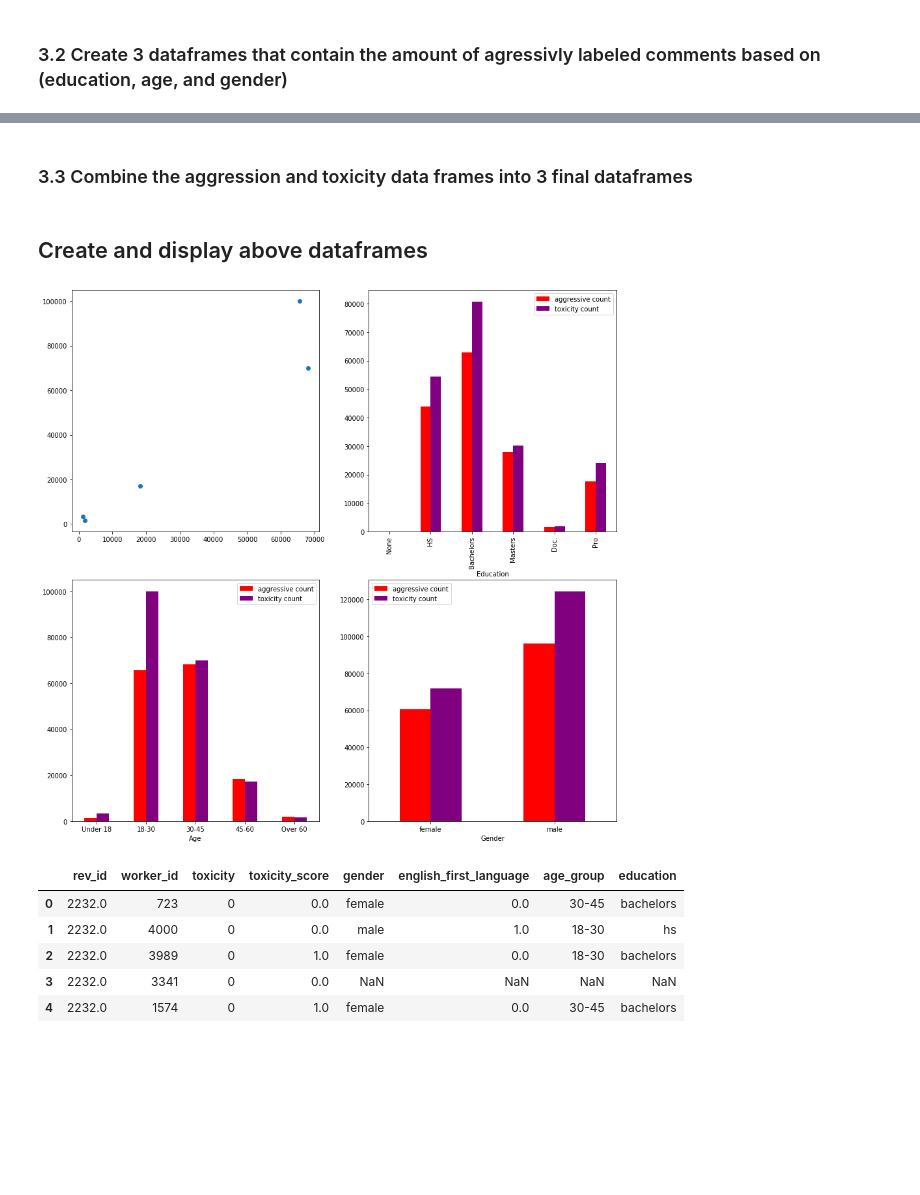
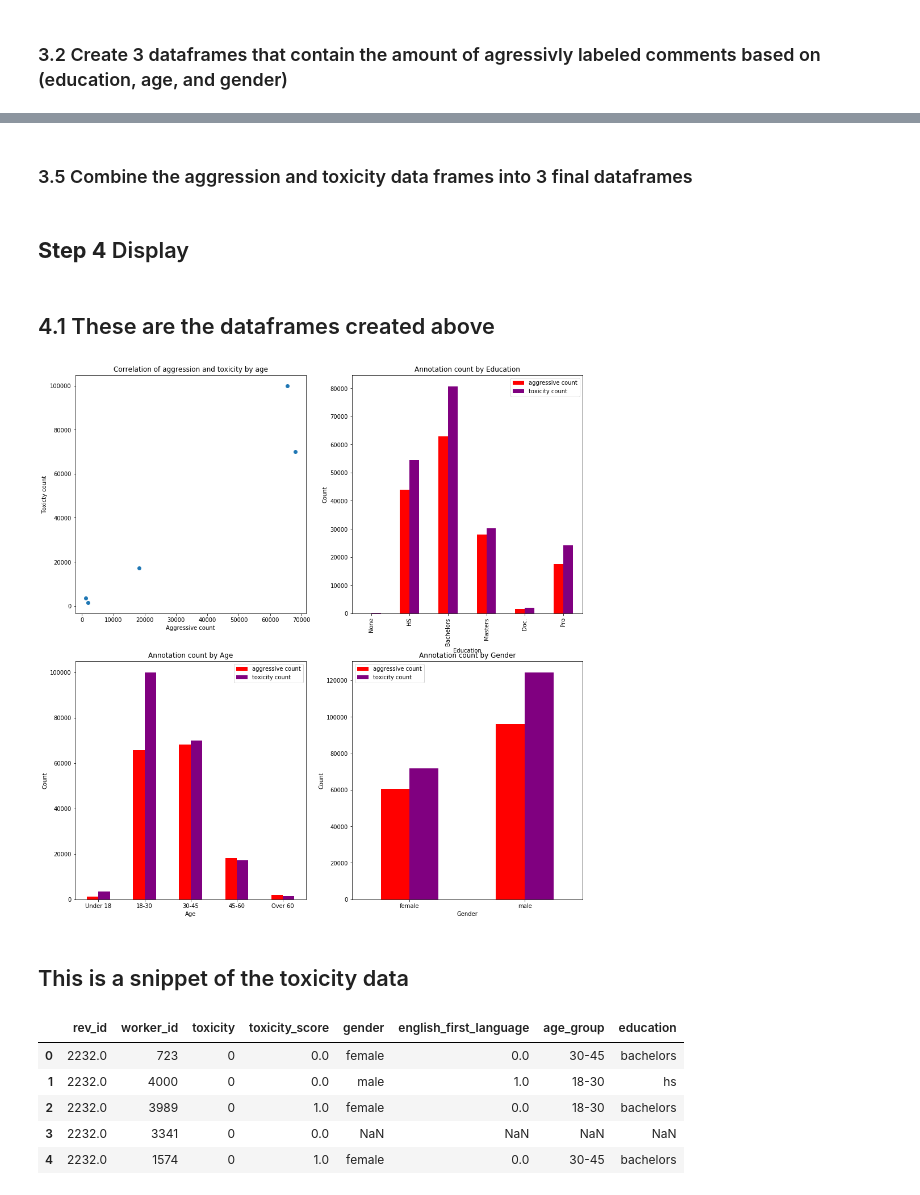
Before and after one commit to MatthewCodes/data-512, a Jupyter notebook: data-512-a2/hcds-a2-data-bias.ipynb, the cells around one changed output, grey strips where cells are left out. Saved outputs shown, nothing was run; the diff lists cells and outputs as text; code cells hidden in the pictures; blank space fills up the shorter version.

```diff
--- a/data-512-a2/hcds-a2-data-bias.ipynb
+++ b/data-512-a2/hcds-a2-data-bias.ipynb
@@ -111,7 +117,7 @@ ta =pd.DataFrame({"toxicity count": [sum(list(_17['toxicity'])), sum(list(_30['t
 tg =pd.DataFrame({"toxicity count": [sum(list(f['toxicity'])), sum(list(m['toxicity']))],
                   "Gender":gender })
 # %% [markdown]
-### 3.3 Combine the aggression and toxicity data frames into 3 final dataframes
+### 3.5 Combine the aggression and toxicity data frames into 3 final dataframes
 # %%
 education = ae.join(te.set_index('Education'), on='Education')
 education = education.set_index('Education')
@@ -121,18 +127,41 @@ age = age.set_index('Age')
 
 gender = ag.join(tg.set_index('Gender'), on='Gender')
 gender = gender.set_index('Gender')
-# %% [markdown]
-## Create and display above dataframes
+# %% [markdown]
+## **Step 4** Display
+# %% [markdown]
+## 4.1 These are the dataframes created above <a id='cell'></a>
 # %%
-fig, axes = plt.subplots(nrows=2, ncols=2,figsize=(15,15))
+fig, axes = plt.subplots(nrows=2, ncols=2,figsize=(16,17))
+# Formating for the subplot
+axes[0,0].set_title("Correlation of aggression and toxicity by age")
+axes[0,0].set_xlabel("Aggressive count")
+axes[0,0].set_ylabel("Toxicty count")
 axes[0,0].scatter(x=age['aggressive count'], y=age['toxicity count'])
+
+# Formating for the subplot
+axes[0,1].set_title("Annotation count by Education")
+axes[0,1].set_xlabel("Education")
+axes[0,1].set_ylabel("Count")
 education.plot(kind='bar',color=['red', '#800080'], ax=axes[0,1])
+
+# Formating for the subplot
+axes[1,0].set_title("Annotation count by Age")
+axes[1,0].set_xlabel("Age")
+axes[1,0].set_ylabel("Count")
 age.plot(kind='bar',rot=0, color=['red', '#800080'], ax=axes[1,0])
+
+# Formating for the subplot
+axes[1,1].set_title("Annotation count by Gender")
+axes[1,1].set_xlabel("Gender")
+axes[1,1].set_ylabel("Count")
 gender.plot(kind='bar',rot=0, color=['red', '#800080'], ax=axes[1,1])
 
 plt.savefig("first_graph.png")
 # %% [output]
-[figure, old version]
+[figure, new version]
+# %% [markdown]
+## This is a snippet of the toxicity data
 # %%
 t_anno_demo.head()
 # %% [output]
```
Also changed, not shown: parts of 13 cells of this notebook, 3 other files.
